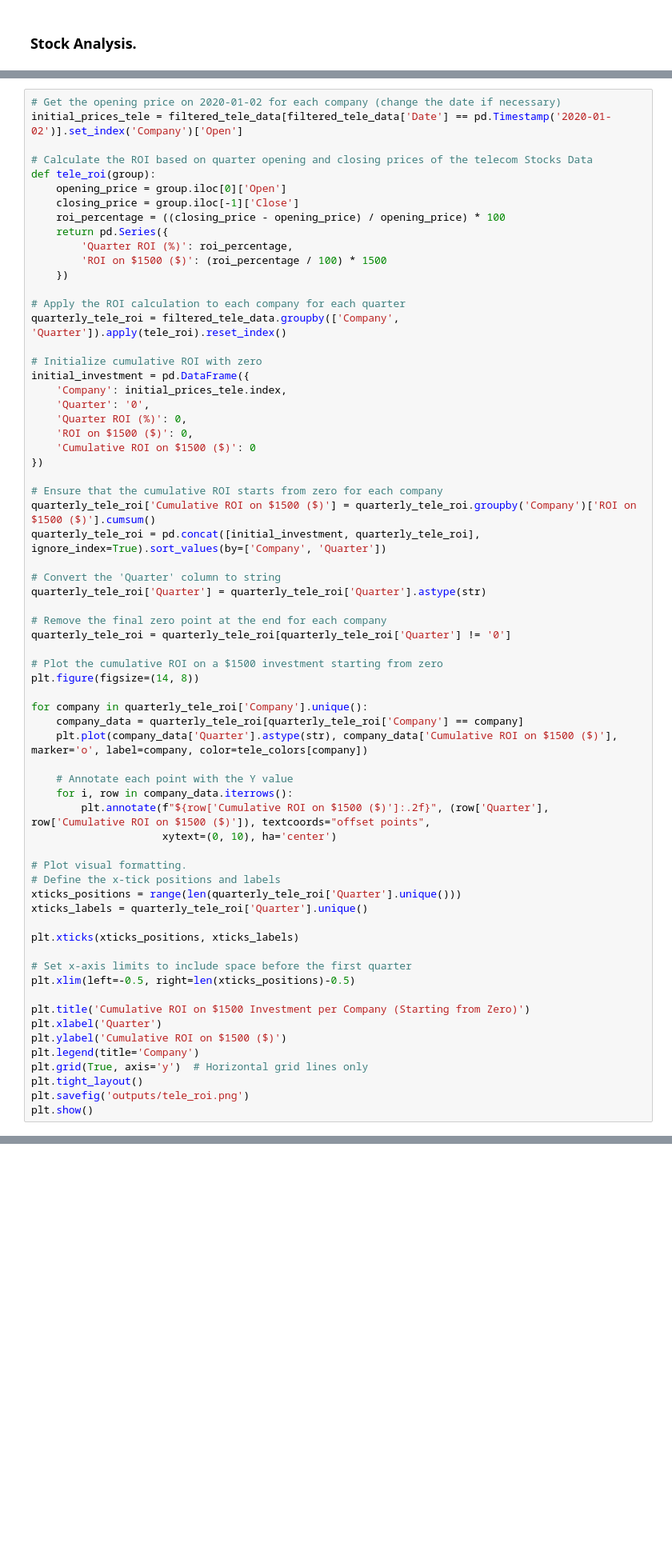
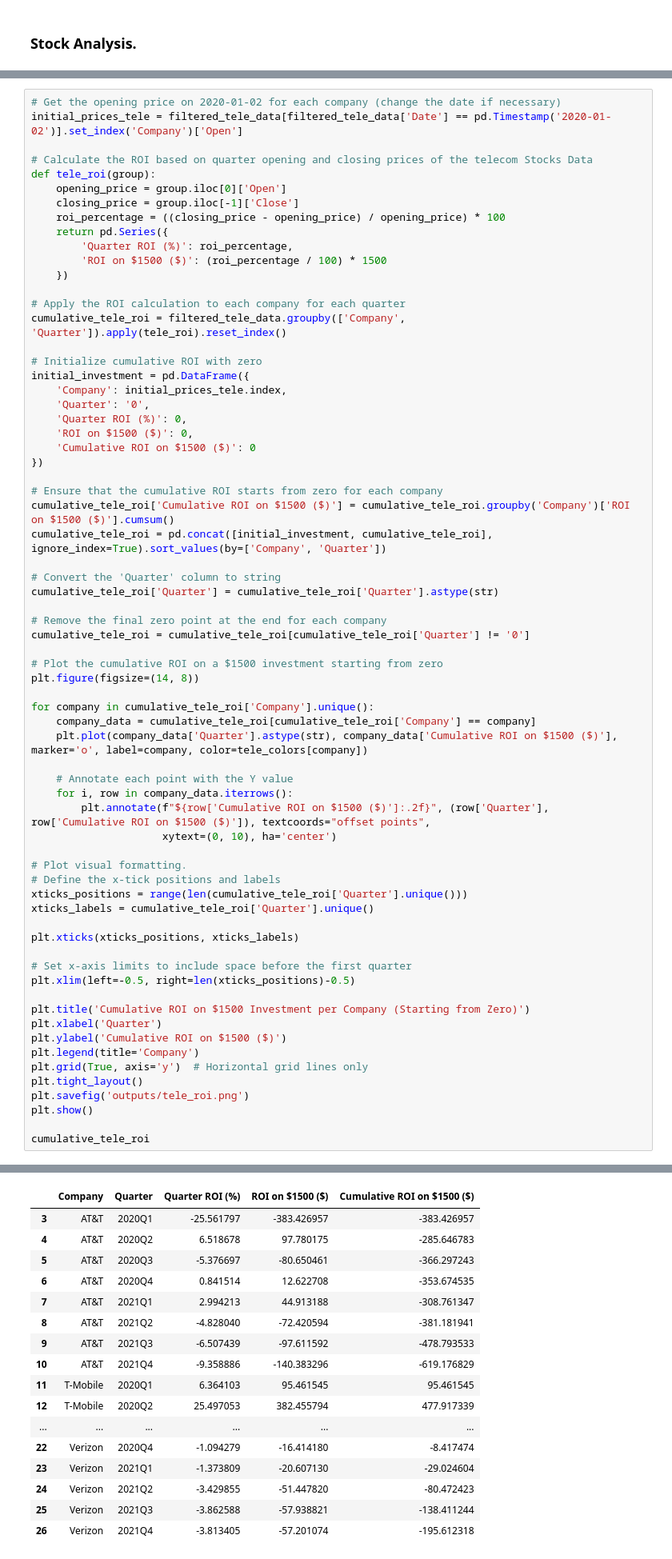
Before and after one commit to juanbracho/UT_Module16, a Jupyter notebook: data/Project_Stock_Analysis.ipynb, the cells around one changed output, grey strips where cells are left out. Shown at 80% size. Cells and saved outputs as stored; diff of their text form; blank space fills up the shorter version.

```diff
--- a/data/Project_Stock_Analysis.ipynb
+++ b/data/Project_Stock_Analysis.ipynb
@@ -531,7 +626,7 @@ def tele_roi(group):
     })
 
 # Apply the ROI calculation to each company for each quarter
-quarterly_tele_roi = filtered_tele_data.groupby(['Company', 'Quarter']).apply(tele_roi).reset_index()
+cumulative_tele_roi = filtered_tele_data.groupby(['Company', 'Quarter']).apply(tele_roi).reset_index()
 
 # Initialize cumulative ROI with zero
 initial_investment = pd.DataFrame({
@@ -543,47 +638,66 @@ initial_investment = pd.DataFrame({
 })
 
 # Ensure that the cumulative ROI starts from zero for each company
-quarterly_tele_roi['Cumulative ROI on $1500 ($)'] = quarterly_tele_roi.groupby('Company')['ROI on $1500 ($)'].cumsum()
-quarterly_tele_roi = pd.concat([initial_investment, quarterly_tele_roi], ignore_index=True).sort_values(by=['Company', 'Quarter'])
+cumulative_tele_roi['Cumulative ROI on $1500 ($)'] = cumulative_tele_roi.groupby('Company')['ROI on $1500 ($)'].cumsum()
+cumulative_tele_roi = pd.concat([initial_investment, cumulative_tele_roi], ignore_index=True).sort_values(by=['Company', 'Quarter'])
 
 # Convert the 'Quarter' column to string
-quarterly_tele_roi['Quarter'] = quarterly_tele_roi['Quarter'].astype(str)
+cumulative_tele_roi['Quarter'] = cumulative_tele_roi['Quarter'].astype(str)
 
 # Remove the final zero point at the end for each company
-quarterly_tele_roi = quarterly_tele_roi[quarterly_tele_roi['Quarter'] != '0']
+cumulative_tele_roi = cumulative_tele_roi[cumulative_tele_roi['Quarter'] != '0']
 
 # Plot the cumulative ROI on a $1500 investment starting from zero
 plt.figure(figsize=(14, 8))
 
-for company in quarterly_tele_roi['Company'].unique():
-    company_data = quarterly_tele_roi[quarterly_tele_roi['Company'] == company]
+for company in cumulative_tele_roi['Company'].unique():
+    company_data = cumulative_tele_roi[cumulative_tele_roi['Company'] == company]
     plt.plot(company_data['Quarter'].astype(str), company_data['Cumulative ROI on $1500 ($)'], marker='o', label=company, color=tele_colors[company])
 
     # Annotate each point with the Y value
     for i, row in company_data.iterrows():
         plt.annotate(f"${row['Cumulative ROI on $1500 ($)']:.2f}", (row['Quarter'], row['Cumulative ROI on $1500 ($)']), textcoords="offset points",
                      xytext=(0, 10), ha='center')
 
 # Plot visual formatting.
 # Define the x-tick positions and labels
-xticks_positions = range(len(quarterly_tele_roi['Quarter'].unique()))
-xticks_labels = quarterly_tele_roi['Quarter'].unique()
+xticks_positions = range(len(cumulative_tele_roi['Quarter'].unique()))
+xticks_labels = cumulative_tele_roi['Quarter'].unique()
 
 plt.xticks(xticks_positions, xticks_labels)
 
 # Set x-axis limits to include space before the first quarter
 plt.xlim(left=-0.5, right=len(xticks_positions)-0.5)
 
 plt.title('Cumulative ROI on $1500 Investment per Company (Starting from Zero)')
 plt.xlabel('Quarter')
 plt.ylabel('Cumulative ROI on $1500 ($)')
 plt.legend(title='Company')
 plt.grid(True, axis='y')  # Horizontal grid lines only
 plt.tight_layout()
 plt.savefig('outputs/tele_roi.png')
 plt.show()
+
+cumulative_tele_roi
 # %% [output]
 [figure]
+|  | Company | Quarter | Quarter ROI (%) | ROI on $1500 ($) | Cumulative ROI on $1500 ($) |
+| 3 | AT&T | 2020Q1 | -25.561797 | -383.426957 | -383.426957 |
+| 4 | AT&T | 2020Q2 | 6.518678 | 97.780175 | -285.646783 |
+| 5 | AT&T | 2020Q3 | -5.376697 | -80.650461 | -366.297243 |
+| 6 | AT&T | 2020Q4 | 0.841514 | 12.622708 | -353.674535 |
+| 7 | AT&T | 2021Q1 | 2.994213 | 44.913188 | -308.761347 |
+| 8 | AT&T | 2021Q2 | -4.828040 | -72.420594 | -381.181941 |
+| 9 | AT&T | 2021Q3 | -6.507439 | -97.611592 | -478.793533 |
+| 10 | AT&T | 2021Q4 | -9.358886 | -140.383296 | -619.176829 |
+| 11 | T-Mobile | 2020Q1 | 6.364103 | 95.461545 | 95.461545 |
+| 12 | T-Mobile | 2020Q2 | 25.497053 | 382.455794 | 477.917339 |
+| ... | ... | ... | ... | ... | ... |
+| 22 | Verizon | 2020Q4 | -1.094279 | -16.414180 | -8.417474 |
+| 23 | Verizon | 2021Q1 | -1.373809 | -20.607130 | -29.024604 |
+| 24 | Verizon | 2021Q2 | -3.429855 | -51.447820 | -80.472423 |
+| 25 | Verizon | 2021Q3 | -3.862588 | -57.938821 | -138.411244 |
+| 26 | Verizon | 2021Q4 | -3.813405 | -57.201074 | -195.612318 |
 # %% [markdown]
 ## Export Results
 # %%
```
Also changed, not shown: parts of 10 cells of this notebook, 32 other files.
